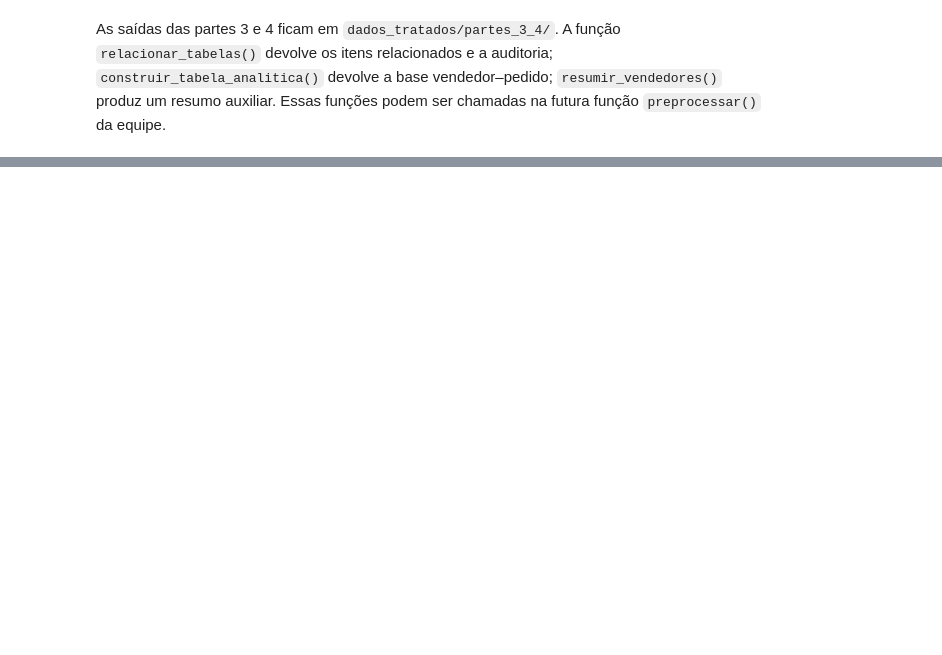
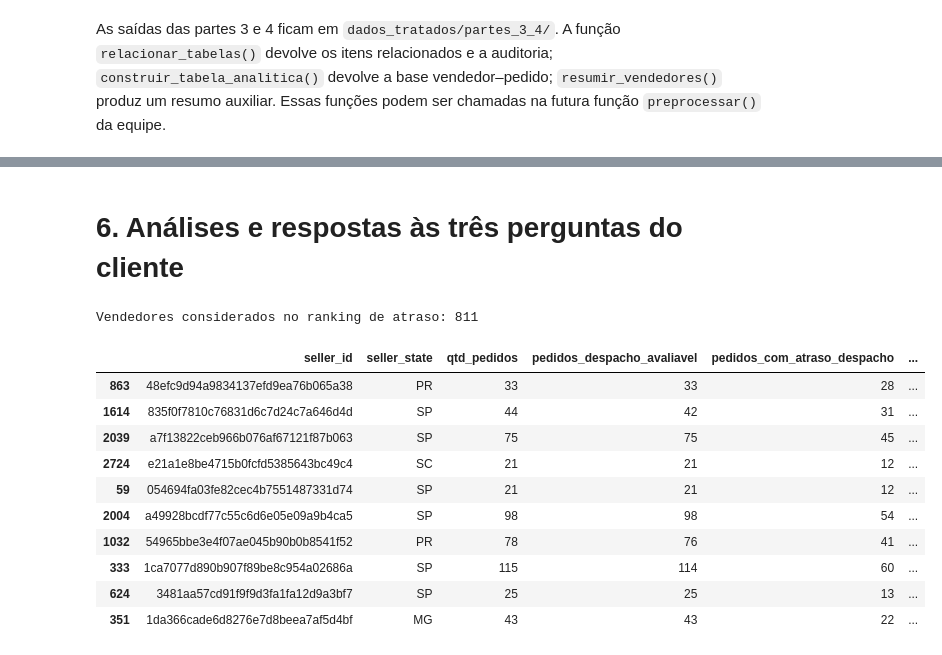
Before and after one commit to karlitus222/Projeto-Analise-Exploratoria-Olist-Vendedores, a Jupyter notebook: notebooks/01_Preparacao_Dados_Olist.ipynb, the cells around one changed output, grey strips where cells are left out. Drawn from its saved outputs; the diff is of its cells as text; code cells hidden in the pictures; blank space fills up the shorter version.

```diff
--- a/notebooks/01_Preparacao_Dados_Olist.ipynb
+++ b/notebooks/01_Preparacao_Dados_Olist.ipynb
@@ -1966,0 +2137,20 @@ Essas funções podem ser chamadas na futura função `preprocessar()` da equipe
+# %%
+# [IA] registro 2
+
+# Demonstração da execução da pipeline a partir dos dados brutos.
+tabela_pipeline = preprocessar(
+    orders=orders_brutos,
+    items=items_brutos,
+    products=products_brutos,
+    sellers=sellers_brutos,
+    reviews=reviews_brutos,
+)
+
+resumo_pipeline = resumir_vendedores(tabela_pipeline)
+
+print("Linhas da tabela vendedor-pedido:", len(tabela_pipeline))
+print("Pedidos distintos:", tabela_pipeline["order_id"].nunique())
+print("Vendedores distintos:", tabela_pipeline["seller_id"].nunique())
+
+display(tabela_pipeline.head())
+display(resumo_pipeline.head())
@@ -1966,0 +2249,33 @@ Essas funções podem ser chamadas na futura função `preprocessar()` da equipe
+# %% [markdown]
+# 6. Análises e respostas às três perguntas do cliente
+# %%
+# [IA] registro 3
+
+import matplotlib.pyplot as plt
+
+MIN_PEDIDOS_DESPACHO = 20
+MIN_PEDIDOS_AVALIADOS = 10
+
+ranking_atrasos = resumo_pipeline.loc[
+    resumo_pipeline["pedidos_despacho_avaliavel"] >= MIN_PEDIDOS_DESPACHO,
+    ["seller_id", "seller_state", "qtd_pedidos",
+     "pedidos_despacho_avaliavel", "pedidos_com_atraso_despacho",
+     "taxa_atraso_despacho_pct", "atraso_medio_despacho_dias",
+     "nota_media", "pedidos_com_nota", "taxa_nota_baixa_pct"],
+].sort_values("taxa_atraso_despacho_pct", ascending=False).copy()
+
+print("Vendedores considerados no ranking de atraso:", len(ranking_atrasos))
+display(ranking_atrasos.head(10))
+# %% [output]
+Vendedores considerados no ranking de atraso: 811
+|  | seller_id | seller_state | qtd_pedidos | pedidos_despacho_avaliavel | pedidos_com_atraso_despacho | ... |
+| 863 | 48efc9d94a9834137efd9ea76b065a38 | PR | 33 | 33 | 28 | ... |
+| 1614 | 835f0f7810c76831d6c7d24c7a646d4d | SP | 44 | 42 | 31 | ... |
+| 2039 | a7f13822ceb966b076af67121f87b063 | SP | 75 | 75 | 45 | ... |
+| 2724 | e21a1e8be4715b0fcfd5385643bc49c4 | SC | 21 | 21 | 12 | ... |
+| 59 | 054694fa03fe82cec4b7551487331d74 | SP | 21 | 21 | 12 | ... |
+| 2004 | a49928bcdf77c55c6d6e05e09a9b4ca5 | SP | 98 | 98 | 54 | ... |
+| 1032 | 54965bbe3e4f07ae045b90b0b8541f52 | PR | 78 | 76 | 41 | ... |
+| 333 | 1ca7077d890b907f89be8c954a02686a | SP | 115 | 114 | 60 | ... |
+| 624 | 3481aa57cd91f9f9d3fa1fa12d9a3bf7 | SP | 25 | 25 | 13 | ... |
+| 351 | 1da366cade6d8276e7d8beea7af5d4bf | MG | 43 | 43 | 22 | ... |
```
Also changed, not shown: parts of 28 cells of this notebook, 5 other files.
